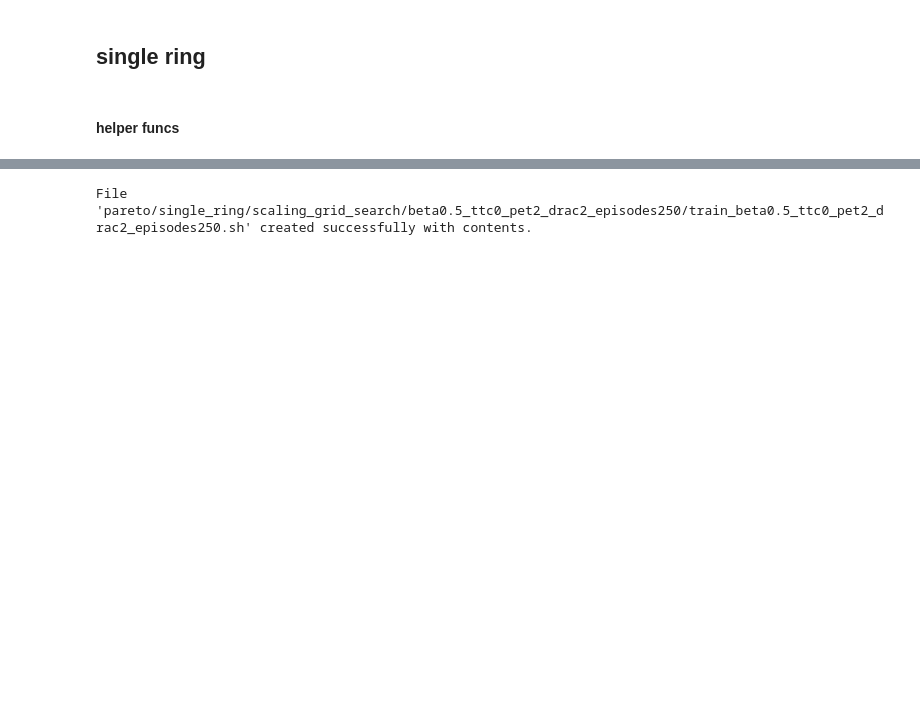
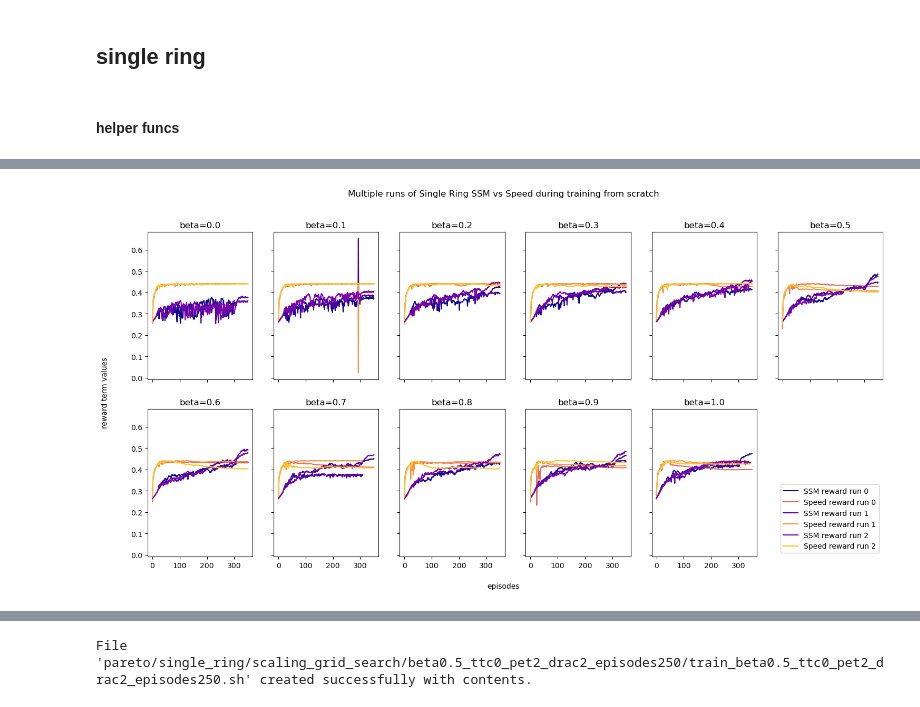
Before and after one commit to marcusbl1/automatic_vehicular_control, a Jupyter notebook: automatic_vehicular_control/actual_runs.ipynb, the cells around one changed output, grey strips where cells are left out. Cells and saved outputs as stored; diff of their text form; code cells hidden in the pictures; blank space fills up the shorter version.

```diff
--- a/automatic_vehicular_control/actual_runs.ipynb
+++ b/automatic_vehicular_control/actual_runs.ipynb
@@ -116,0 +392,41 @@ f''' "scale_ttc={scale_ttc}" "scale_pet={scale_pet}" "scale_drac={scale_drac}"''
+# %%
+# train progress: plot training for each separate run, per beta
+
+fig, axs = plt.subplots(2, 6, figsize=(18, 8),  sharex=True, sharey=True)
+axs_flat = axs.flatten()
+
+cmap_plasma = plt.cm.get_cmap('plasma')
+colors = [cmap_plasma(i / (9 - 1)) for i in range(9)] # split plasma into 9 colors: [0, 1, 2] for 3 runs ssm, [5, 6, 7] for 3 runs speed
+
+beta_values=[b/10.0 for b in range(11)]
+run_nums=np.arange(single_num_runs)
+for i, beta in product(run_nums, beta_values):
+    cur_dir = f'{single_scratch_exp_dir}/{beta}_{i}'
+    train_csv = f'{cur_dir}/train_results.csv'
+    if os.path.exists(train_csv):
+        train_df = pd.read_csv(train_csv)
+        ssm_y, ssm_std = train_df['ssm_mean'], train_df['ssm_std']
+        speed_y, speed_std = train_df['speed_reward_mean'], train_df['speed_reward_std']
+
+        x = np.arange(len(speed_y))
+
+        ax = axs_flat[int(10*beta)]
+        ax.set_title(f'beta={beta}')
+        ax.plot(x, ssm_y, color=colors[i], label=f'SSM reward run {i}')
+        ax.plot(x, speed_y, color=colors[5+i], label=f'Speed reward run {i}')
+
+        # ttc_y, drac_y = train_df['ttc_mean'], train_df['drac_mean']
+        # ax.plot(x, ttc_y, color='red', label=f'ttc run {i}')
+        # ax.plot(x, -drac_y, color='green', label=f'-drac run {i}')
+
+
+fig.text(0.5, 0.04, 'episodes', ha='center', va='center') # xlabel
+fig.text(0.08, 0.5, 'reward term values', ha='center', va='center', rotation='vertical') # ylabel
+plt.suptitle('Multiple runs of Single Ring SSM vs Speed during training from scratch')
+axs[-1, -1].axis('off')
+legend_handles, legend_labels = axs_flat[0].get_legend_handles_labels()
+plt.legend(handles=legend_handles, labels=legend_labels, loc='lower right', bbox_to_anchor=(1, 0))
+# plt.tight_layout()
+plt.show()
+# %% [output]
+[figure, added]
```
Also changed, not shown: parts of 59 cells of this notebook, 5 other files.
